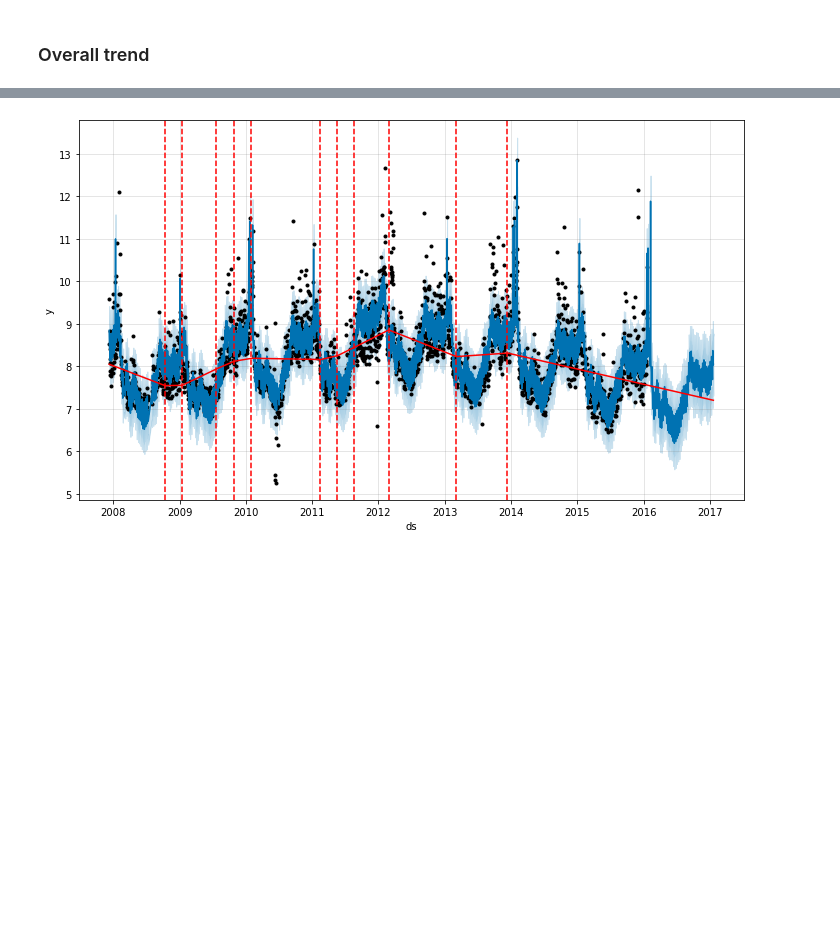
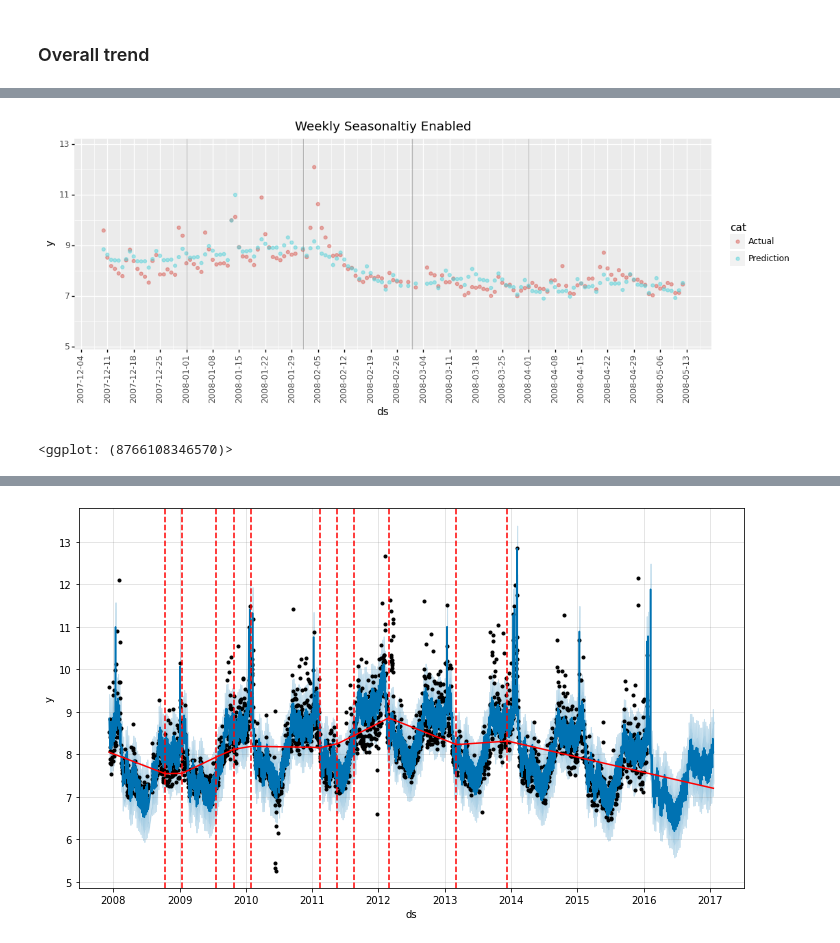
Before and after one commit to Ivanlong0630/Time_Series, a Jupyter notebook: Prophet/04_Prophet_Seasonality_HolidayEffects_Regressors.ipynb, the cells around one changed output, grey strips where cells are left out. Saved outputs shown, nothing was run; the diff lists cells and outputs as text; code cells hidden in the pictures; blank space fills up the shorter version.

```diff
--- a/Prophet/04_Prophet_Seasonality_HolidayEffects_Regressors.ipynb
+++ b/Prophet/04_Prophet_Seasonality_HolidayEffects_Regressors.ipynb
@@ -774,0 +785,22 @@ print(
+# %%
+## Default Fourier/ Weekly Seasonality
+print(
+    ggplot(df_review_nonholiday,aes('ds','y',color='cat'))
+    +geom_point(alpha=0.5)
+    +scale_x_datetime(date_label='%m-%d',
+                      date_breaks='1 week',
+                      limits=[pd.to_datetime('2007-12-10'),pd.to_datetime('2008-05-12')])
+    +theme(axis_text_x=element_text(angle=90),figure_size=(12,4))
+    +geom_vline(xintercept=[pd.to_datetime('2008-01-01'),
+                            pd.to_datetime('2008-02-01'),
+                            pd.to_datetime('2008-03-01'),
+                            pd.to_datetime('2008-04-01')
+                           ],color='grey',alpha=0.5)
+    #+scale_x_datetime(date_breaks='1 month',date_labels='%y-%m')
+    #+theme(axis_text_x=element_text(angle=90),figure_size=(32,8))
+    +labs(title='Weekly Seasonaltiy Enabled')
+
+)
+# %% [output]
+[figure, added]
+<ggplot: (8766108346570)>
```
Also changed, not shown: parts of 29 cells of this notebook.
